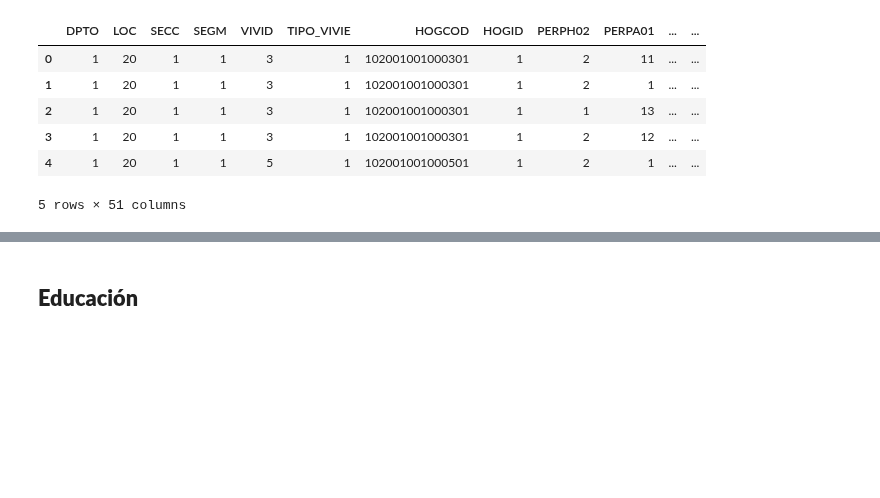
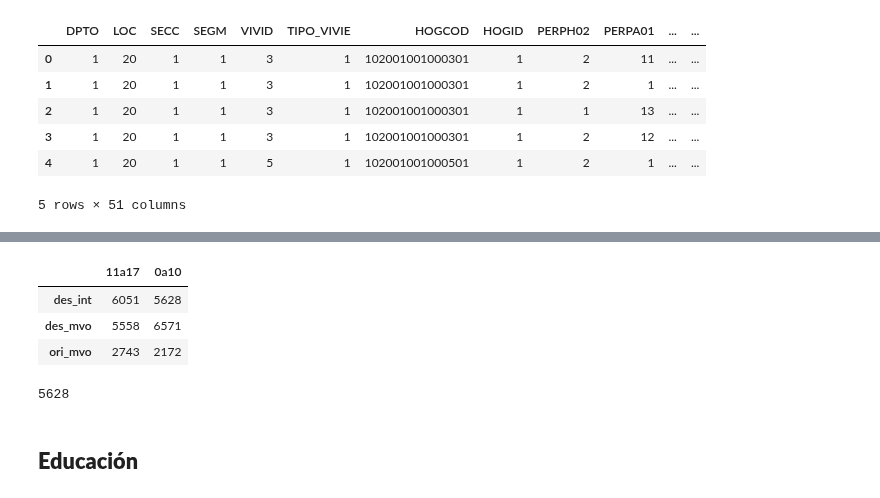
Before and after one commit to guillermodangelo/tesis, a Jupyter notebook: 02-eda_graficas.ipynb, the cells around one changed output, grey strips where cells are left out. Saved outputs shown, nothing was run; the diff lists cells and outputs as text; code cells hidden in the pictures; blank space fills up the shorter version.

```diff
--- a/02-eda_graficas.ipynb
+++ b/02-eda_graficas.ipynb
@@ -635,3 +601,21 @@ pd.pivot_table(df_group, index=['ori_mvo'], values='0a3', aggfunc='sum')
+# %%
+df_cross = cross.reset_index()
+
+df_cross = pd.DataFrame(df_cross.values[1:4,4:7])
+
+df_cross.set_index(pd.Series(['des_int', 'des_mvo', 'ori_mvo']), inplace=True)
+df_cross.columns = ['11a17', '0a10']
+
+df_cross
+# %% [output]
+|  | 11a17 | 0a10 |
+| des_int | 6051 | 5628 |
+| des_mvo | 5558 | 6571 |
+| ori_mvo | 2743 | 2172 |
+# %%
+df.loc[(df['des_int']>0) & (df['0a10']>0), '0a10'].sum()
+# %% [output]
+5628
 # %% [markdown]
 ## **Educación**
 # %%
```
Also changed, not shown: parts of 5 cells of this notebook, 8 other files.
